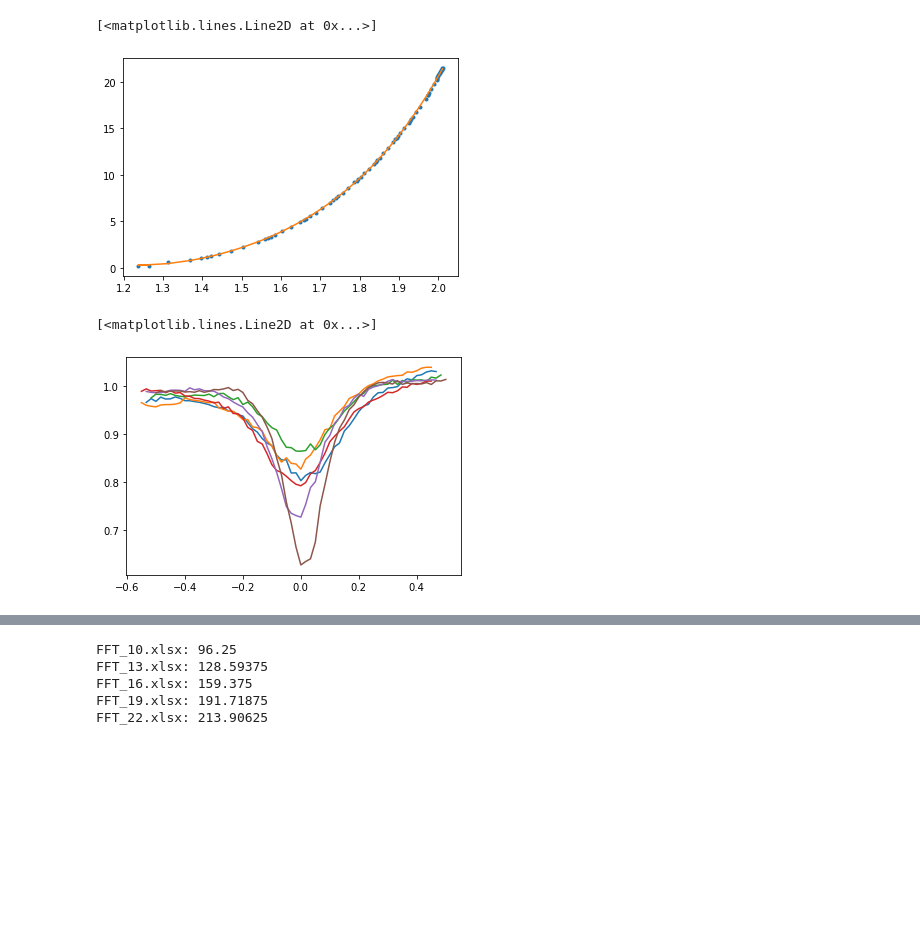
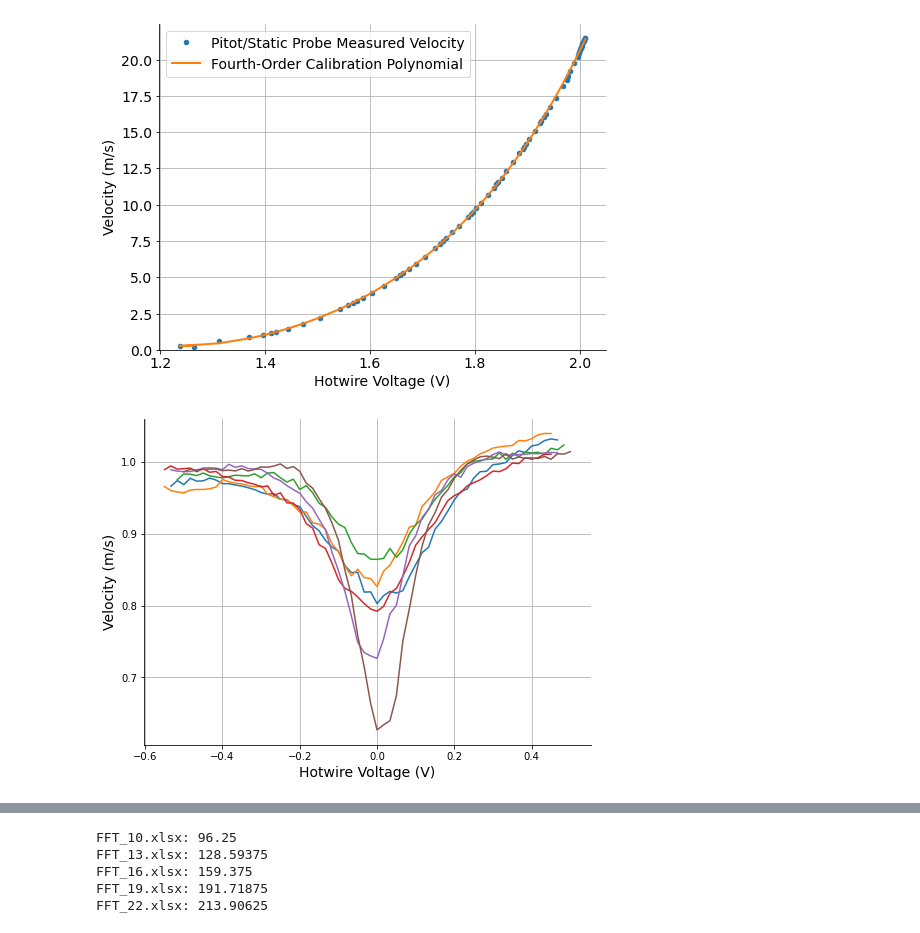
Before and after one commit to fmarrar/ae460AB6, a Jupyter notebook: Lab_4/DataAnalysis.ipynb, the cells around one changed output, grey strips where cells are left out. Drawn from its saved outputs; the diff is of its cells as text; code cells hidden in the pictures; blank space fills up the shorter version.

```diff
--- a/Lab_4/DataAnalysis.ipynb
+++ b/Lab_4/DataAnalysis.ipynb
@@ -36,8 +58,20 @@ def computeFFT(file):
 UP, EV, cal_coeff = getCalibrationInfo('calibration_curve')
 # %%
-plt.plot(EV, UP, '.')
-plt.plot(EV, np.polyval(cal_coeff, EV))
+fig, ax = plt.subplots(figsize=(8,6))
+ax.plot(EV, UP, '.', markersize=9)
+ax.plot(EV, np.polyval(cal_coeff, EV), linewidth=2)
+ax.set_xlabel('Hotwire Voltage (V)', fontsize=14)
+ax.set_ylabel('Velocity (m/s)', fontsize=14)
+ax.grid()
+ax.spines['top'].set_visible(False)
+ax.spines['right'].set_visible(False)
+ax.set_ylim([0, UP[-1]+1])
+ax.legend(['Pitot/Static Probe Measured Velocity', 'Fourth-Order Calibration Polynomial'], fontsize=14)
+ax.set_xticks(np.arange(1.2, EV[-1], step=0.2))
+ax.set_xticklabels([1.2, 1.4, 1.6, 1.8, 2.0], size = 14)
+ax.set_yticks(np.arange(0, 22, step=2.5))
+ax.set_yticklabels(np.arange(0, 22, step=2.5), size=14)
+fig.savefig('calibration.png')
 # %% [output]
-[<matplotlib.lines.Line2D at 0x...>]
-[figure, old version]
+[figure, new version]
 # %%
@@ -51,15 +88,18 @@ U4H, Y4H = computeInfo(VP_X4, 'HotWireVel')
 U1P, Y1P = computeInfo(VP_X1, 'PitotVel')
 U3P, Y3P = computeInfo(VP_X3, 'PitotVel')
 U4P, Y4P = computeInfo(VP_X4, 'PitotVel')
-plt.plot(Y1H, VP_X1['HotWireVel']/U1H)
-plt.plot(Y3H, VP_X3['HotWireVel']/U3H)
-plt.plot(Y4H, VP_X4['HotWireVel']/U4H)
-plt.plot(Y1P, VP_X1['PitotVel']/U1P)
-plt.plot(Y3P, VP_X3['PitotVel']/U3P)
-plt.plot(Y4P, VP_X4['PitotVel']/U4P)
-# Format
-# ...
+fig, bx = plt.subplots(figsize=(8,6))
+bx.plot(Y1H, VP_X1['HotWireVel']/U1H)
+bx.plot(Y3H, VP_X3['HotWireVel']/U3H)
+bx.plot(Y4H, VP_X4['HotWireVel']/U4H)
+bx.plot(Y1P, VP_X1['PitotVel']/U1P)
+bx.plot(Y3P, VP_X3['PitotVel']/U3P)
+bx.plot(Y4P, VP_X4['PitotVel']/U4P)
+bx.set_xlabel('Hotwire Voltage (V)', fontsize=14)
+bx.set_ylabel('Velocity (m/s)', fontsize=14)
+bx.grid()
+bx.spines['top'].set_visible(False)
+bx.spines['right'].set_visible(False)
 # %% [output]
-[<matplotlib.lines.Line2D at 0x...>]
-[figure, old version]
+[figure, new version]
 # %%
```
Also changed, not shown: parts of 7 cells of this notebook.
